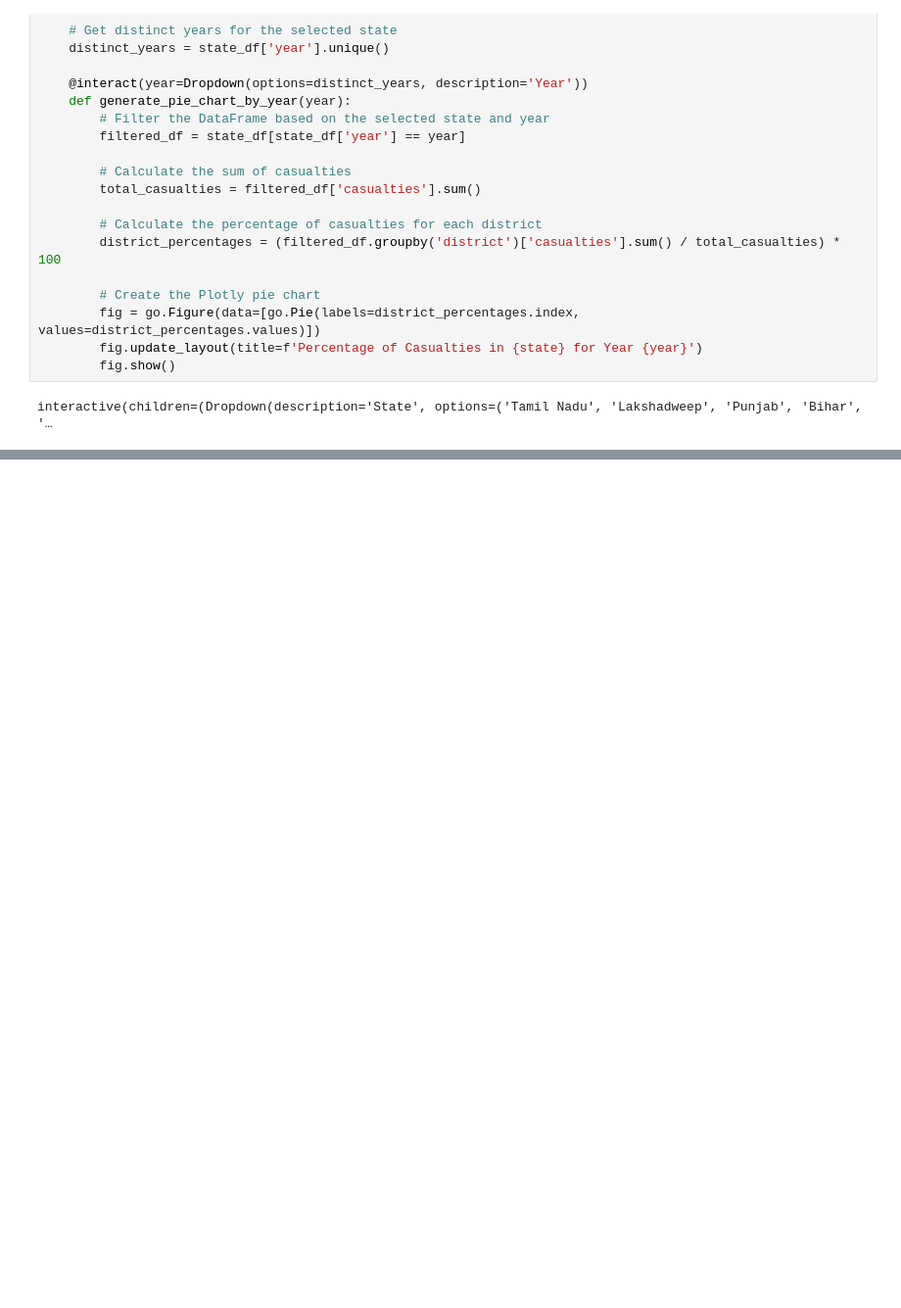
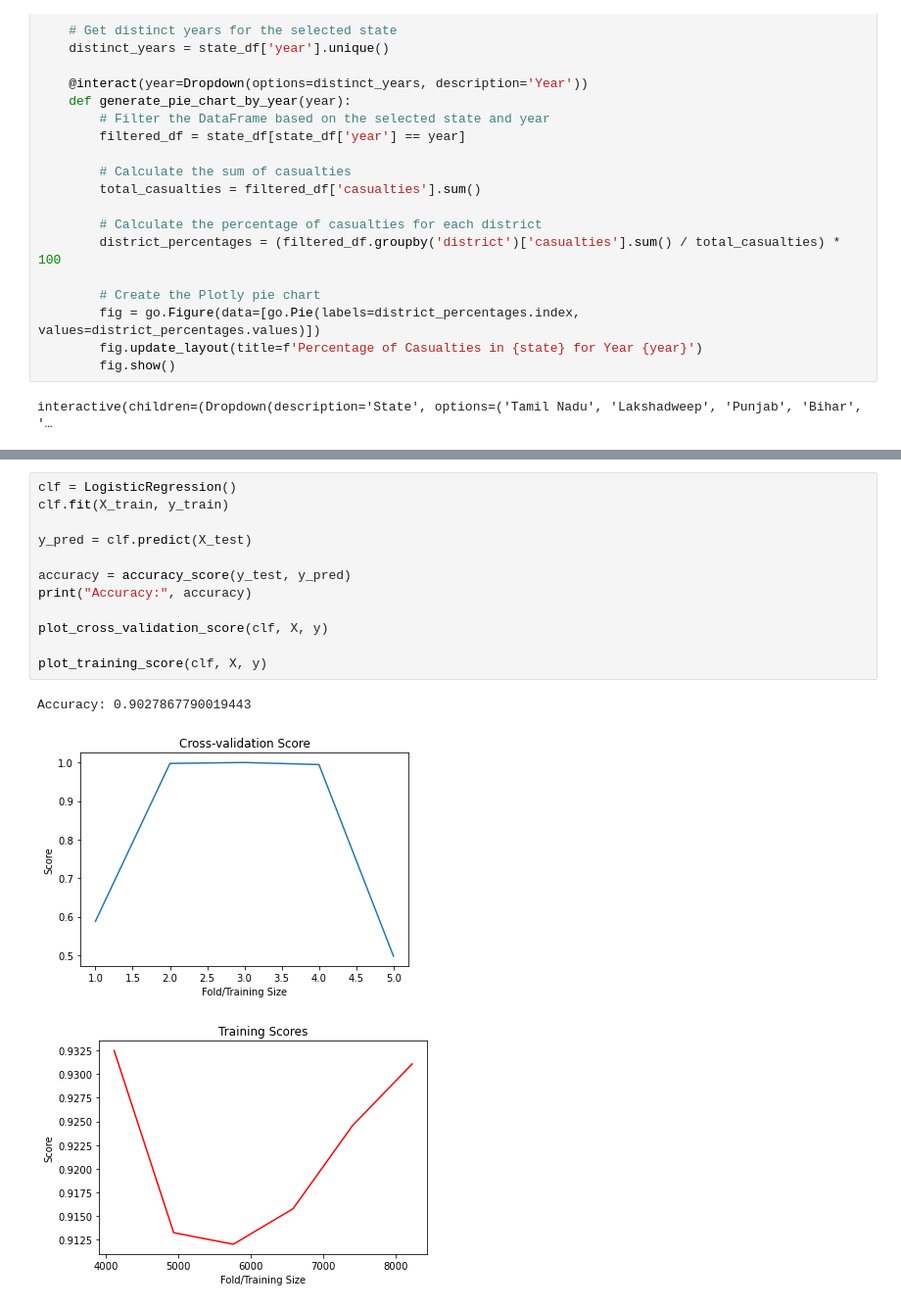
Before and after one commit to Akj0805/Geographical-Risk-Prediction-Model, a Jupyter notebook: floodprediction.ipynb, the cells around one changed output, grey strips where cells are left out. Shown at 98% size. Saved outputs shown, nothing was run; the diff lists cells and outputs as text; blank space fills up the shorter version.

```diff
--- a/floodprediction.ipynb
+++ b/floodprediction.ipynb
@@ -567,0 +686,16 @@ interactive(children=(Dropdown(description='State', options=('Tamil Nadu', 'Laks
+# %%
+clf = LogisticRegression()
+clf.fit(X_train, y_train)
+
+y_pred = clf.predict(X_test)
+
+accuracy = accuracy_score(y_test, y_pred)
+print("Accuracy:", accuracy)
+
+plot_cross_validation_score(clf, X, y)
+
+plot_training_score(clf, X, y)
+# %% [output]
+Accuracy: 0.9027867790019443
+[figure, added]
+[figure, added]
```
Also changed, not shown: parts of 13 cells of this notebook.
